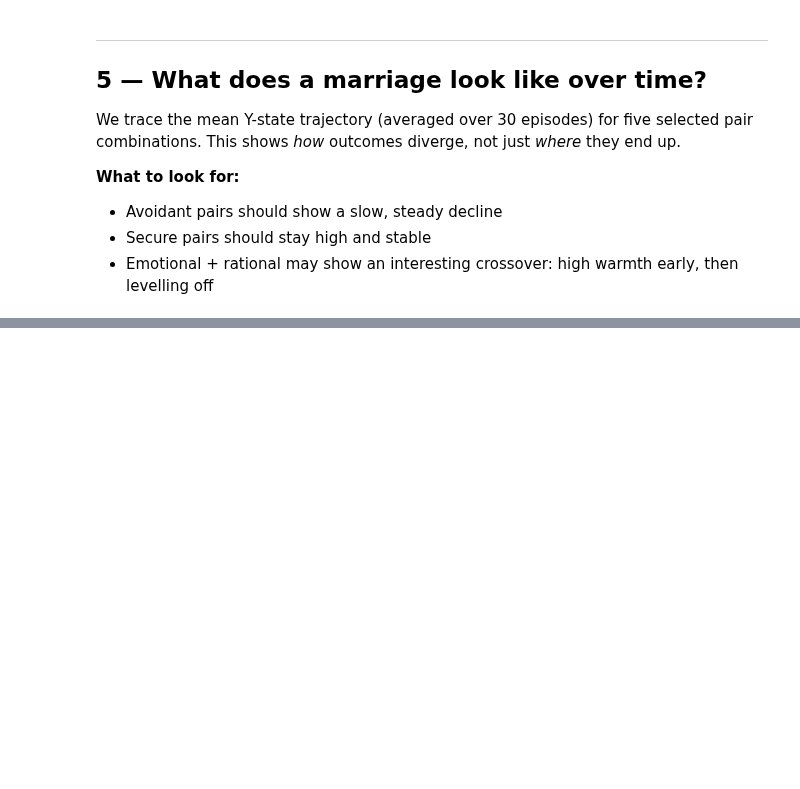
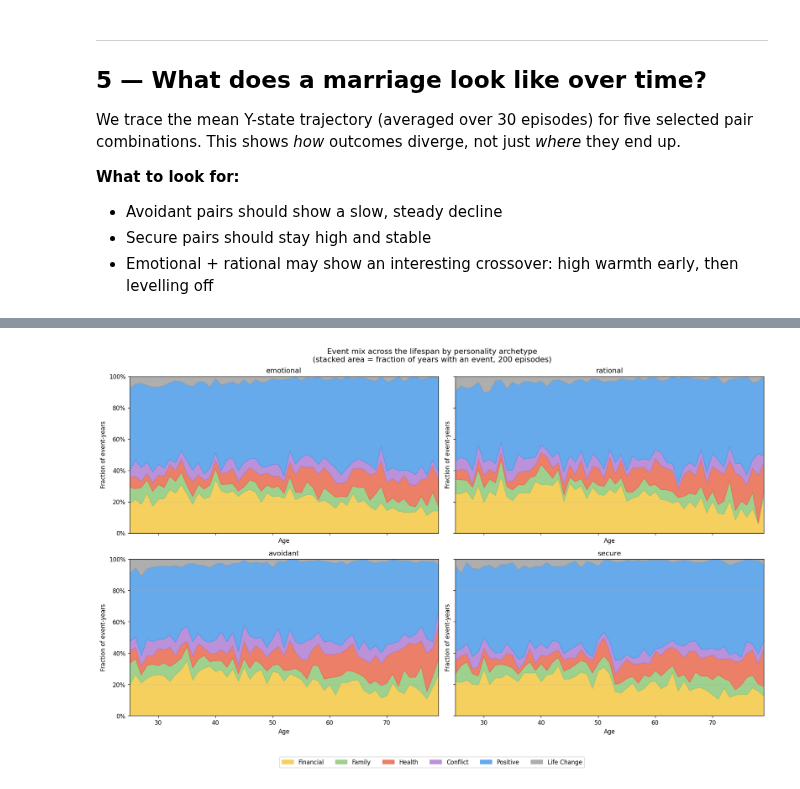
Before and after one commit to IrisXu307/AI-Romantic-Relationship-Simulator, a Jupyter notebook: analysis.ipynb, the cells around one changed output, grey strips where cells are left out. Saved outputs shown, nothing was run; the diff lists cells and outputs as text; code cells hidden in the pictures; blank space fills up the shorter version.

```diff
--- a/analysis.ipynb
+++ b/analysis.ipynb
@@ -420,0 +474,87 @@ All images are saved to `data/` so you can embed them in a report or presentatio
+# %%
+EVENT_CATEGORIES = {
+    "Financial":     ["job_loss", "promotion", "financial_crisis", "financial_windfall", "financial_disagreement"],
+    "Family":        ["new_child", "parenting_conflict", "family_death"],
+    "Health":        ["health_crisis", "mental_health_episode"],
+    "Conflict":      ["emotional_conflict", "infidelity"],
+    "Positive":      ["romantic_gesture", "quality_time", "everyday_kindness", "shared_achievement"],
+    "Life Change":   ["relocation"],
+}
+CAT_COLORS = {
+    "Financial":   "#F5C842",
+    "Family":      "#8DC87A",
+    "Health":      "#E8694C",
+    "Conflict":    "#B07FD4",
+    "Positive":    "#4C9BE8",
+    "Life Change": "#A0A0A0",
+}
+N_STAGE_EPISODES = 200
+
+def collect_event_by_age(arch, n_episodes=N_STAGE_EPISODES, seed=99):
+    """Return a dict {age: Counter(event_name)} over n_episodes."""
+    np.random.seed(seed)
+    th = ARCHETYPES[arch]
+    age_events = {age: Counter() for age in range(env.age_start, env.age_end)}
+
+    for _ in range(n_episodes):
+        env.reset()
+        _inject(th, th)
+        obs_h = env._get_obs("h")
+        obs_w = env._get_obs("w")
+        done  = False
+        while not done:
+            ah, _, _ = agent_h.act(obs_h)
+            aw, _, _ = agent_w.act(obs_w)
+            obs_h, _, done, _, info = env.step([ah, aw])
+            obs_w = info["obs_w"]
+            # info["age"] is post-step age; event was sampled for this step's age
+            step_age = info["age"] - 1
+            if step_age in age_events and info["event"] != "none":
+                age_events[step_age][info["event"]] += 1
+    return age_events
+
+print("Collecting life-stage event data (this takes ~1 min)...")
+stage_data = {arch: collect_event_by_age(arch) for arch in ARCH_NAMES}
+print("Done.")
+
+# ── Plot: stacked area per archetype ─────────────────────────────────────────
+fig, axes = plt.subplots(2, 2, figsize=(16, 10), sharex=True, sharey=True)
+fig.suptitle("Event mix across the lifespan by personality archetype\n"
+             f"(stacked area = fraction of years with an event, {N_STAGE_EPISODES} episodes)",
+             fontsize=13)
+
+ages = list(range(env.age_start, env.age_end))
+
+for ax, arch in zip(axes.flat, ARCH_NAMES):
+    age_events = stage_data[arch]
+    # Total events per age (for normalisation)
+    totals = np.array([sum(age_events[a].values()) for a in ages], dtype=float)
+    totals = np.where(totals == 0, 1, totals)  # avoid divide-by-zero
+
+    bottom = np.zeros(len(ages))
+    for cat, event_names in EVENT_CATEGORIES.items():
+        counts = np.array(
+            [sum(age_events[a].get(e, 0) for e in event_names) for a in ages],
+            dtype=float,
+        )
+        fracs = counts / totals
+        ax.fill_between(ages, bottom, bottom + fracs,
+                        color=CAT_COLORS[cat], alpha=0.85, label=cat)
+        bottom += fracs
+
+    ax.set_title(arch, fontsize=12)
+    ax.set_xlim(env.age_start, env.age_end - 1)
+    ax.set_ylim(0, 1)
+    ax.set_xlabel("Age")
+    ax.set_ylabel("Fraction of event-years")
+    ax.yaxis.set_major_formatter(mticker.PercentFormatter(xmax=1))
+    ax.grid(axis="y", alpha=0.25)
+
+handles, labels = axes.flat[0].get_legend_handles_labels()
+fig.legend(handles, labels, loc="lower center", ncol=len(EVENT_CATEGORIES),
+           fontsize=10, bbox_to_anchor=(0.5, -0.02))
+
+plt.tight_layout(rect=[0, 0.05, 1, 1])
+plt.savefig("data/6_life_stage_event_profile.png", dpi=120, bbox_inches="tight")
+plt.show()
+# %% [output]
@@ -420,0 +563 @@ All images are saved to `data/` so you can embed them in a report or presentatio
+[figure, added]
```
Also changed, not shown: parts of 10 cells of this notebook, 5 other files.
